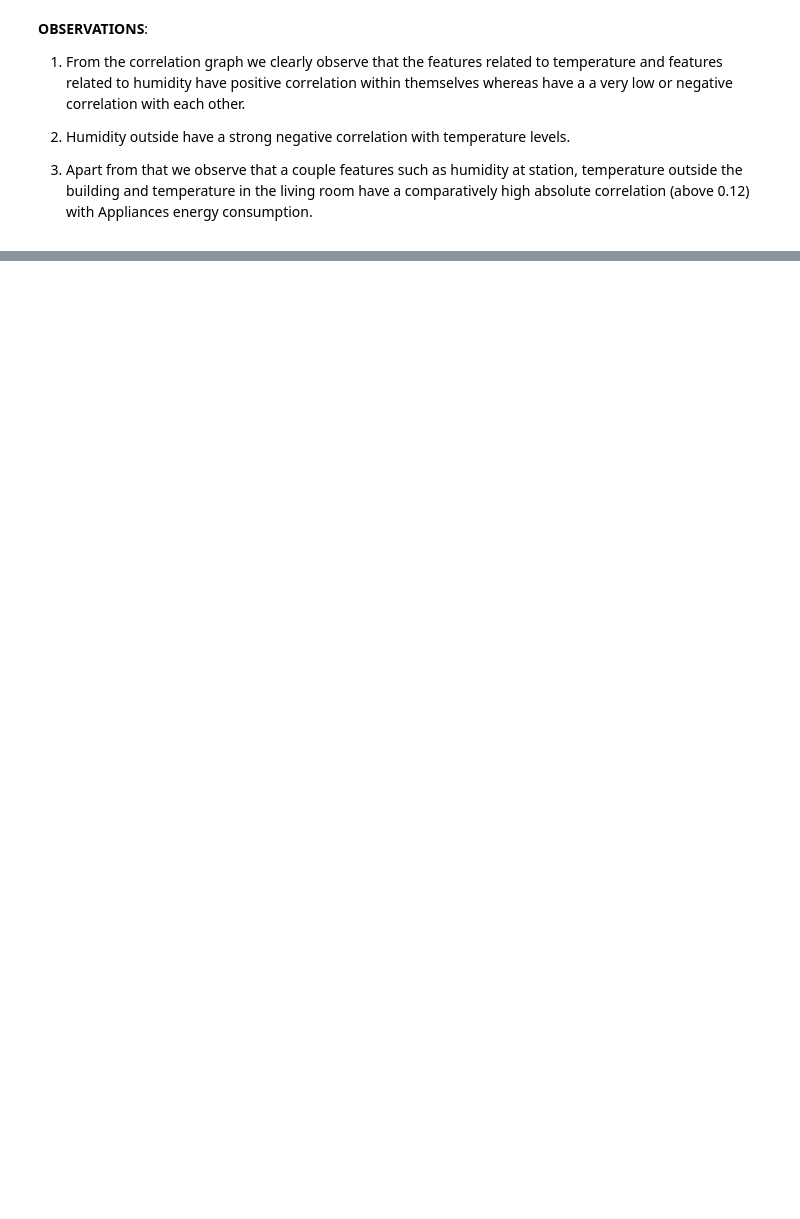
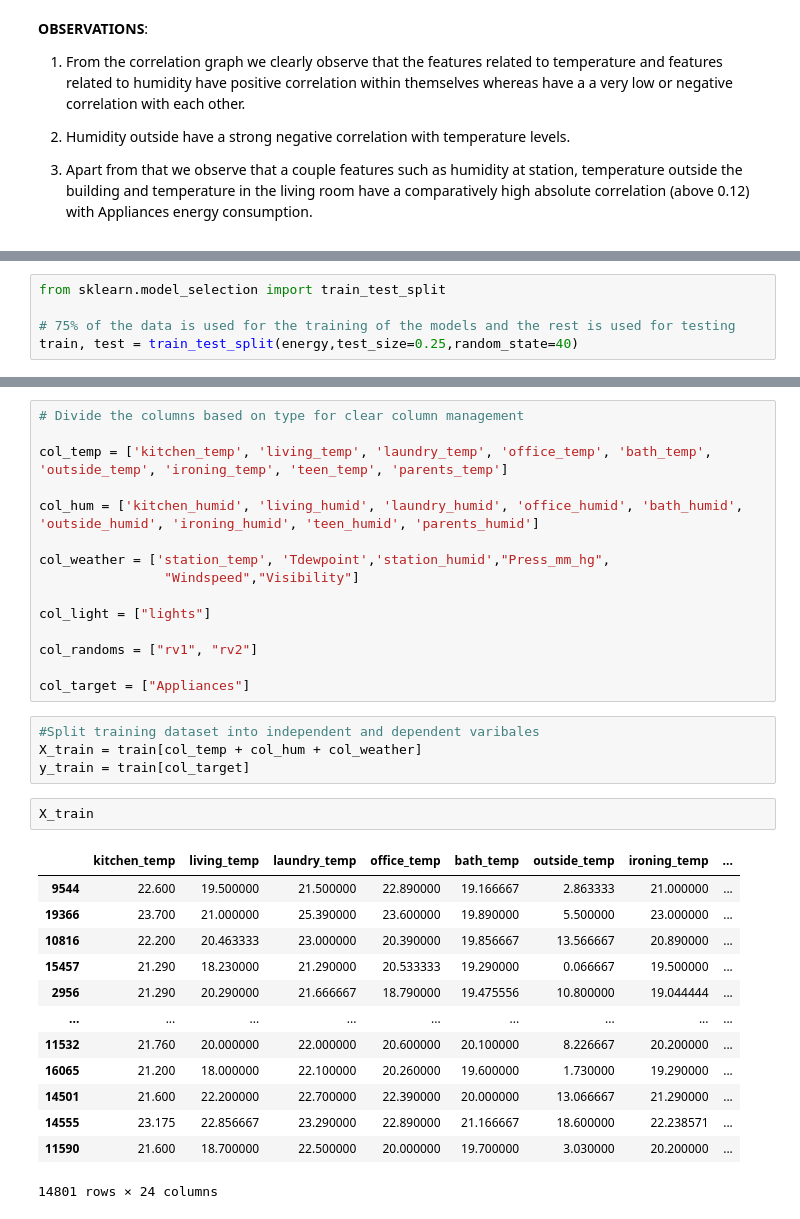
Before and after one commit to raushan9jnv/Appliances-Energy-Prediction, a Jupyter notebook: Appliances_Energy_Prediction.ipynb, the cells around one changed output, grey strips where cells are left out. Saved outputs shown, nothing was run; the diff lists cells and outputs as text; blank space fills up the shorter version.

```diff
--- a/Appliances_Energy_Prediction.ipynb
+++ b/Appliances_Energy_Prediction.ipynb
@@ -462,0 +488,5 @@ sns.heatmap(energy[cols].corr(), ax=ax, annot=True)
+# %%
+from sklearn.model_selection import train_test_split
+
+# 75% of the data is used for the training of the models and the rest is used for testing
+train, test = train_test_split(energy,test_size=0.25,random_state=40)
@@ -462,0 +512,35 @@ sns.heatmap(energy[cols].corr(), ax=ax, annot=True)
+# %%
+# Divide the columns based on type for clear column management
+
+col_temp = ['kitchen_temp', 'living_temp', 'laundry_temp', 'office_temp', 'bath_temp', 'outside_temp', 'ironing_temp', 'teen_temp', 'parents_temp']
+
+col_hum = ['kitchen_humid', 'living_humid', 'laundry_humid', 'office_humid', 'bath_humid', 'outside_humid', 'ironing_humid', 'teen_humid', 'parents_humid']
+
+col_weather = ['station_temp', 'Tdewpoint','station_humid',"Press_mm_hg",
+                "Windspeed","Visibility"]
+
+col_light = ["lights"]
+
+col_randoms = ["rv1", "rv2"]
+
+col_target = ["Appliances"]
+# %%
+#Split training dataset into independent and dependent varibales
+X_train = train[col_temp + col_hum + col_weather]
+y_train = train[col_target]
+# %%
+X_train
+# %% [output]
+|  | kitchen_temp | living_temp | laundry_temp | office_temp | bath_temp | outside_temp | ironing_temp | ... |
+| 9544 | 22.600 | 19.500000 | 21.500000 | 22.890000 | 19.166667 | 2.863333 | 21.000000 | ... |
+| 19366 | 23.700 | 21.000000 | 25.390000 | 23.600000 | 19.890000 | 5.500000 | 23.000000 | ... |
+| 10816 | 22.200 | 20.463333 | 23.000000 | 20.390000 | 19.856667 | 13.566667 | 20.890000 | ... |
+| 15457 | 21.290 | 18.230000 | 21.290000 | 20.533333 | 19.290000 | 0.066667 | 19.500000 | ... |
+| 2956 | 21.290 | 20.290000 | 21.666667 | 18.790000 | 19.475556 | 10.800000 | 19.044444 | ... |
+| ... | ... | ... | ... | ... | ... | ... | ... | ... |
+| 11532 | 21.760 | 20.000000 | 22.000000 | 20.600000 | 20.100000 | 8.226667 | 20.200000 | ... |
+| 16065 | 21.200 | 18.000000 | 22.100000 | 20.260000 | 19.600000 | 1.730000 | 19.290000 | ... |
+| 14501 | 21.600 | 22.200000 | 22.700000 | 22.390000 | 20.000000 | 13.066667 | 21.290000 | ... |
+| 14555 | 23.175 | 22.856667 | 23.290000 | 22.890000 | 21.166667 | 18.600000 | 22.238571 | ... |
+| 11590 | 21.600 | 18.700000 | 22.500000 | 20.000000 | 19.700000 | 3.030000 | 20.200000 | ... |
+14801 rows × 24 columns
```
Also changed, not shown: parts of 27 cells of this notebook.
